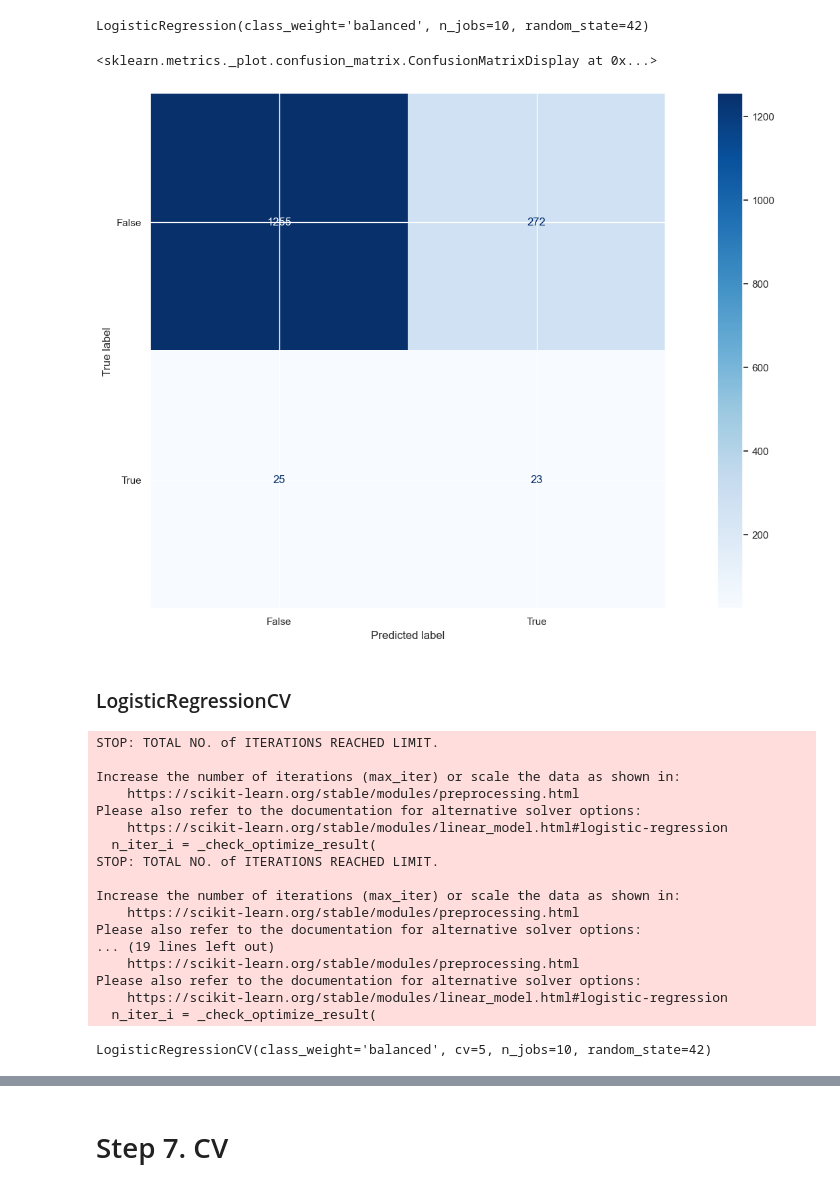
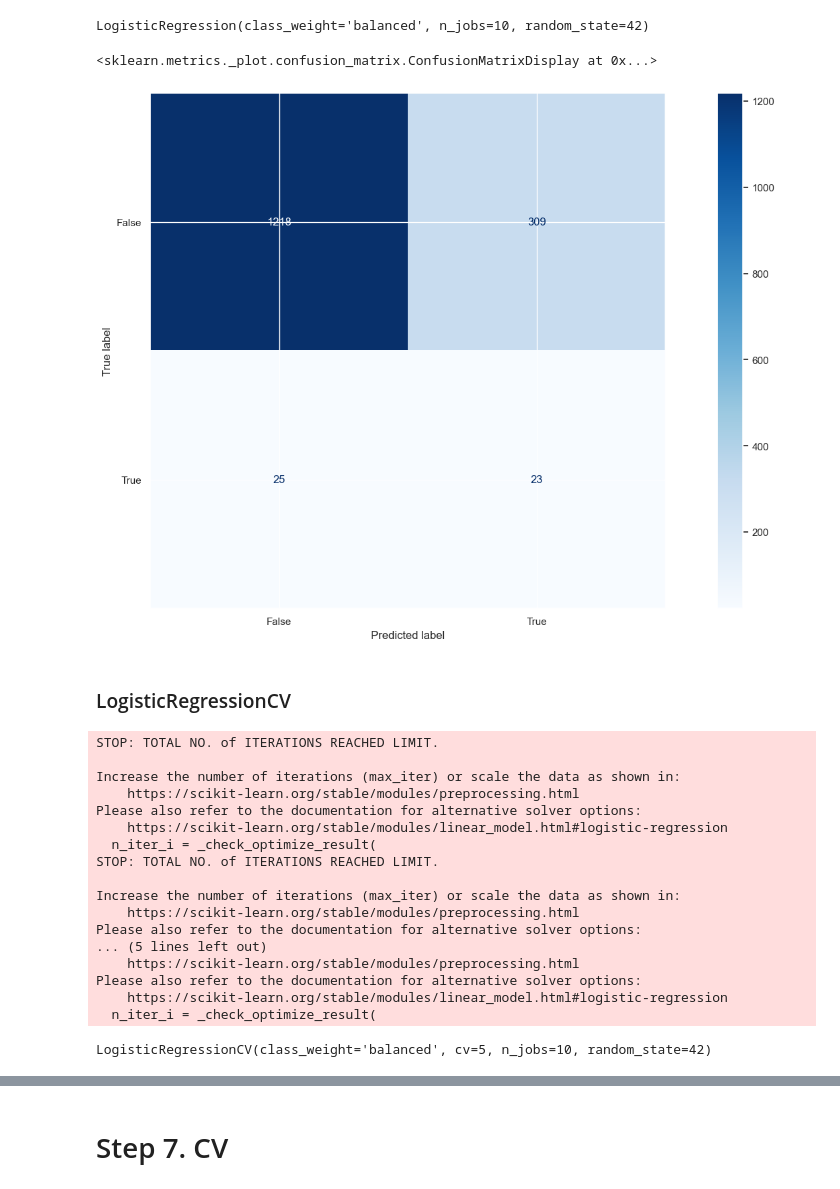
Before and after one commit to FVA13/samolet_parking_lot, a Jupyter notebook: notebooks/model_assemble.ipynb, the cells around one changed output, grey strips where cells are left out. Drawn from its saved outputs; the diff is of its cells as text; code cells hidden in the pictures.

```diff
--- a/notebooks/model_assemble.ipynb
+++ b/notebooks/model_assemble.ipynb
@@ -334,22 +328,22 @@ preprocessor = get_transformer_data_for_regression(X_train_cleaned)
 # %%
-X_train_linear = preprocessor.transform(X_train_cleaned)
+X_cv_linear = preprocessor.transform(X_cleaned_cv) # X_train_cleaned
 X_test_linear = preprocessor.transform(X_test_cleaned)
 # %%
-pca = PCA(n_components=min(100, len(X_train_cleaned.columns)), svd_solver='full')
-pca.fit(X_train_linear)
+pca = PCA(n_components=min(100, len(X_cleaned_cv.columns)), svd_solver='full')
+pca.fit(X_cv_linear)
 plot_pca_variance(pca)
 # %% [output]
 PCA(n_components=64, svd_solver='full')
 [figure]
 # %%
 top_n = 60
-train_pca = pca.fit_transform(X_train_linear)[:, :top_n]  # we select only top N features
-test_pca = pca.transform(X_test_linear)[:, :top_n]
+X_cv_pca = pca.fit_transform(X_cv_linear)[:, :top_n]  # we select only top N features
+X_test_pca = pca.transform(X_test_linear)[:, :top_n]
 # %% [markdown]
 ### LogisticRegression
 # %%
 logreg = LogisticRegression(random_state=42, class_weight='balanced', n_jobs=10)
-logreg.fit(train_pca, y_train)
+logreg.fit(X_cv_pca, y_cv)
 # %% [output]
 STOP: TOTAL NO. of ITERATIONS REACHED LIMIT.
 
@@ -360,17 +354,17 @@ Please also refer to the documentation for alternative solver options:
   n_iter_i = _check_optimize_result(
 LogisticRegression(class_weight='balanced', n_jobs=10, random_state=42)
 # %%
-cm_display = ConfusionMatrixDisplay(confusion_matrix(y_test, logreg.predict(test_pca)), display_labels=[False, True])
+cm_display = ConfusionMatrixDisplay(confusion_matrix(y_test, logreg.predict(X_test_pca)), display_labels=[False, True])
 cm_display.plot(cmap="Blues")
 plt.show()
 # %% [output]
 <sklearn.metrics._plot.confusion_matrix.ConfusionMatrixDisplay at 0x...>
-[figure, old version]
+[figure, new version]
 # %% [markdown]
 ### LogisticRegressionCV
 # %%
 logreg_cv = LogisticRegressionCV(cv=5, random_state=42, class_weight='balanced', penalty='l2', n_jobs=10)
-logreg_cv.fit(train_pca, y_train)
+logreg_cv.fit(X_cv_pca, y_cv)
 # %% [output]
 STOP: TOTAL NO. of ITERATIONS REACHED LIMIT.
 
@@ -384,7 +378,7 @@ STOP: TOTAL NO. of ITERATIONS REACHED LIMIT.
 Increase the number of iterations (max_iter) or scale the data as shown in:
     https://scikit-learn.org/stable/modules/preprocessing.html
 Please also refer to the documentation for alternative solver options:
-... (19 lines left out)
+... (5 lines left out)
     https://scikit-learn.org/stable/modules/preprocessing.html
 Please also refer to the documentation for alternative solver options:
     https://scikit-learn.org/stable/modules/linear_model.html#logistic-regression
```
Also changed, not shown: parts of 18 cells of this notebook, 1 other file.
